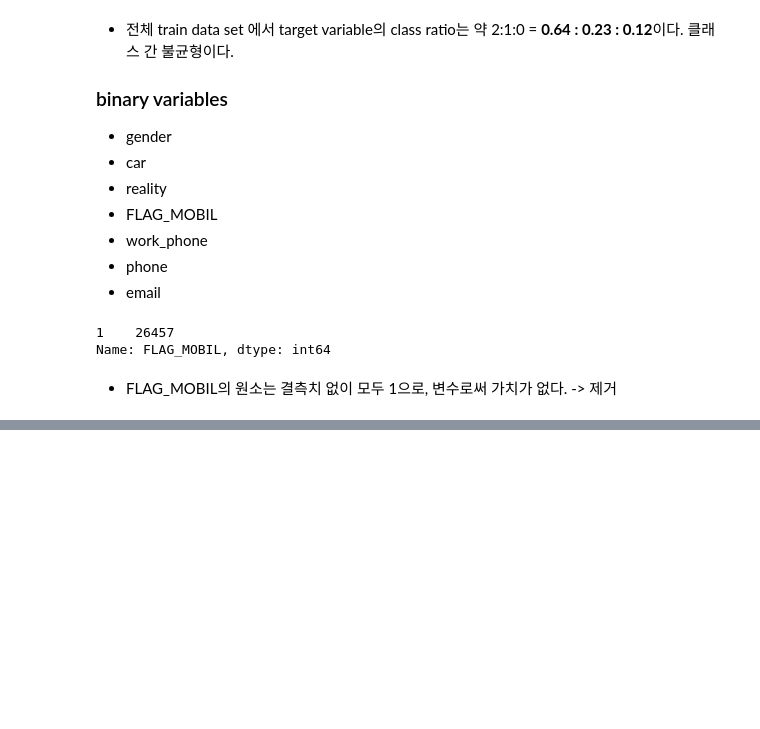
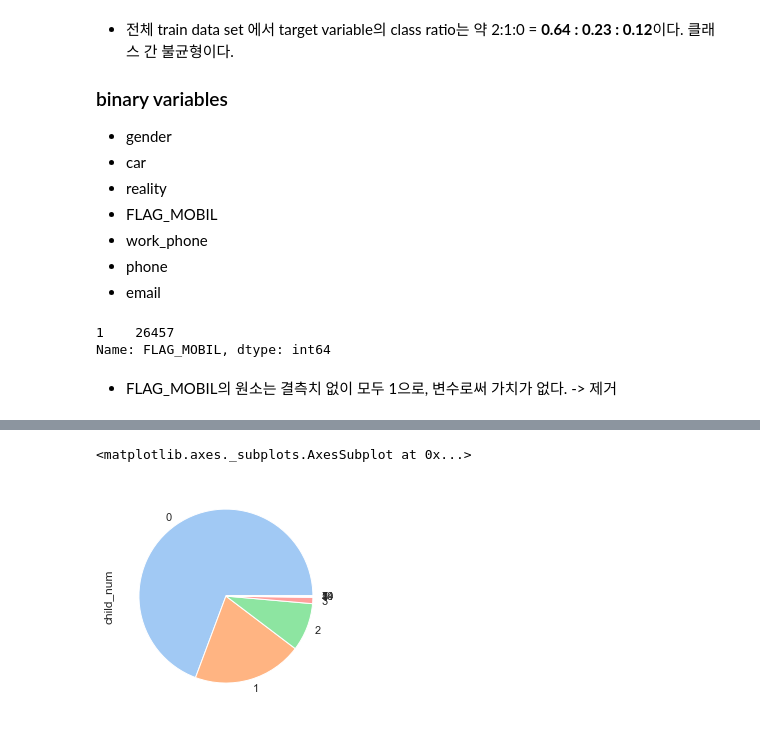
Before and after one commit to Gangtaro/data_science_repository, a Jupyter notebook: COMPETETION_LOG/DACON_210405_credit/dacon_credit_project.ipynb, the cells around one changed output, grey strips where cells are left out. Saved outputs shown, nothing was run; the diff lists cells and outputs as text; code cells hidden in the pictures; blank space fills up the shorter version.

```diff
--- a/COMPETETION_LOG/DACON_210405_credit/dacon_credit_project.ipynb
+++ b/COMPETETION_LOG/DACON_210405_credit/dacon_credit_project.ipynb
@@ -212,0 +179,6 @@ pd.DataFrame().plot()
+# %%
+train.child_num.value_counts().sort_index().plot(kind = 'pie')
+plt.show()
+# %% [output]
+<matplotlib.axes._subplots.AxesSubplot at 0x...>
+[figure, added]
```
Also changed, not shown: parts of 14 cells of this notebook.
